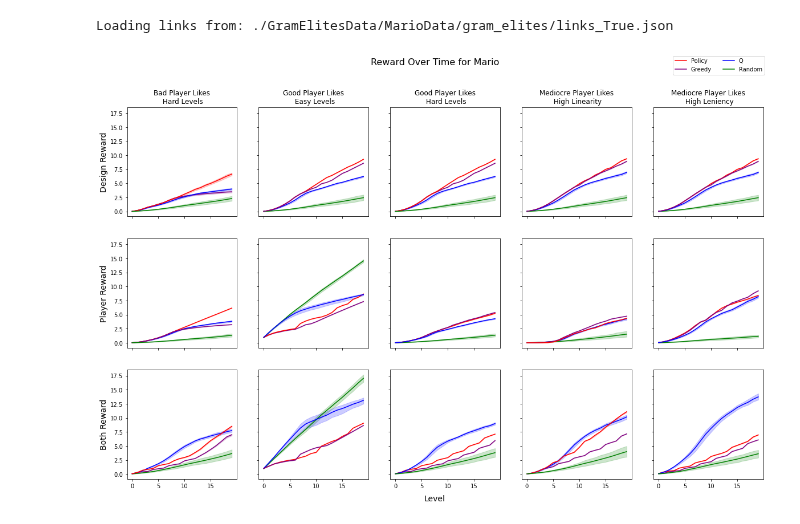
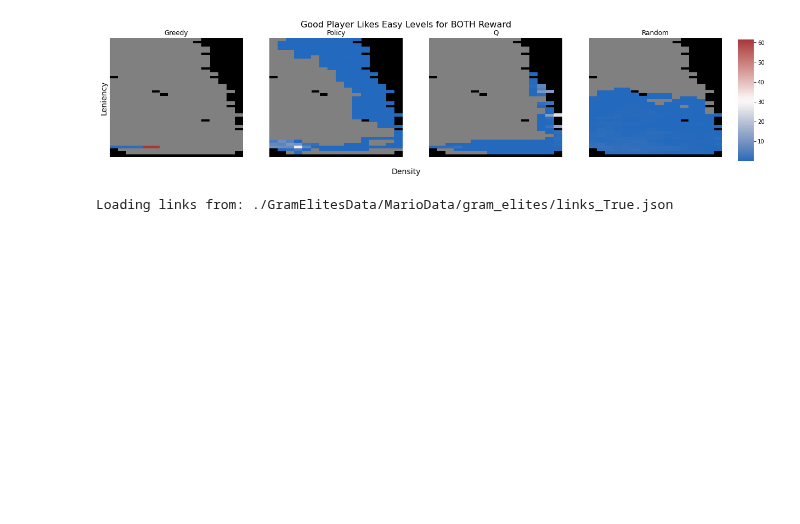
Before and after one commit to crowdgames/mdp-level-assembly, a Jupyter notebook: Analysis.ipynb, the cells around one changed output. Cells and saved outputs as stored; diff of their text form; code cells hidden in the pictures; blank space fills up the shorter version.

```diff
--- a/Analysis.ipynb
+++ b/Analysis.ipynb
@@ -135,3 +244,7 @@ def plot_player_personas_over_time(data_info):
+# %%
+heatmap(df, graph, config.MAX_BC, 'Good Player Likes Easy Levels', 'BOTH', info)
+# %% [output]
+[figure, added]
 # %%
 config = Mario
 graph = Utility.get_level_segment_graph(config, True)
@@ -157,6 +256,2 @@ info = (
 # %% [output]
 Loading links from: ./GramElitesData/MarioData/gram_elites/links_True.json
-# %%
-plot_player_personas_over_time(info)
-# %% [output]
-[figure, removed]
```
Also changed, not shown: parts of 22 cells of this notebook, 37 other files.
